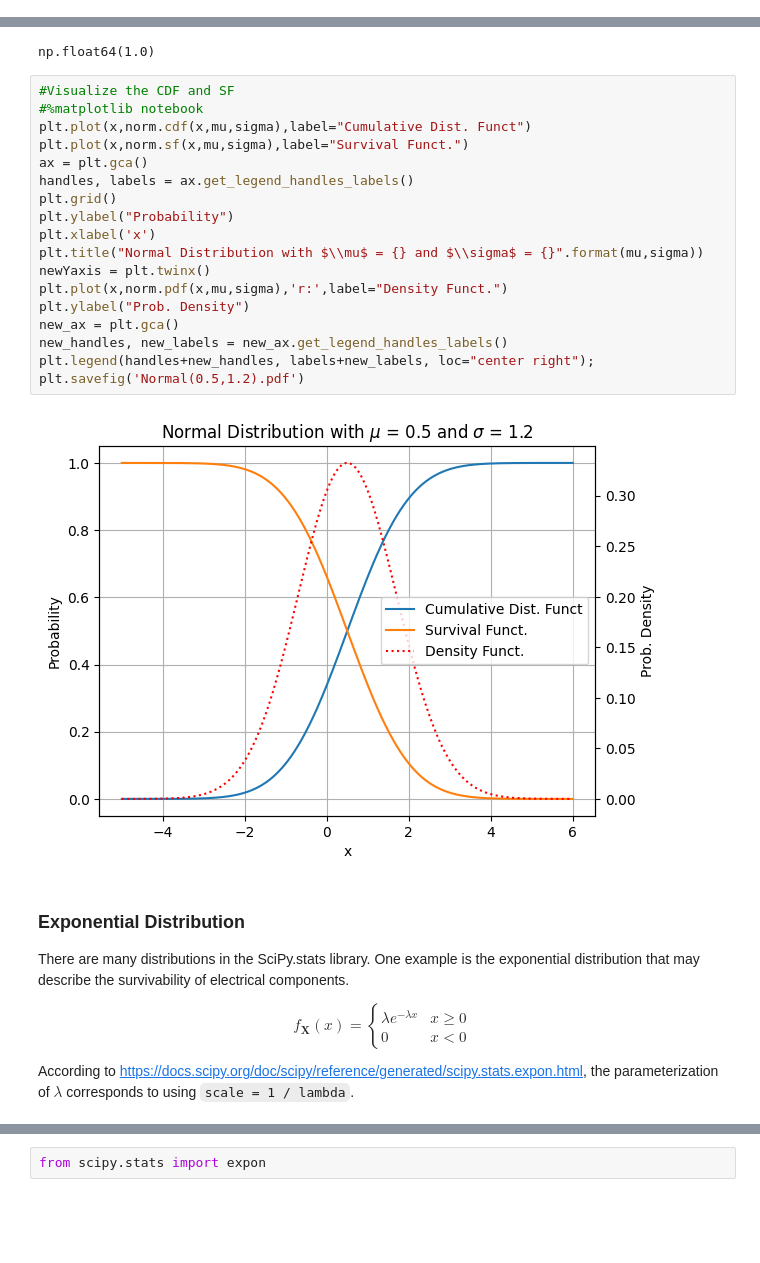
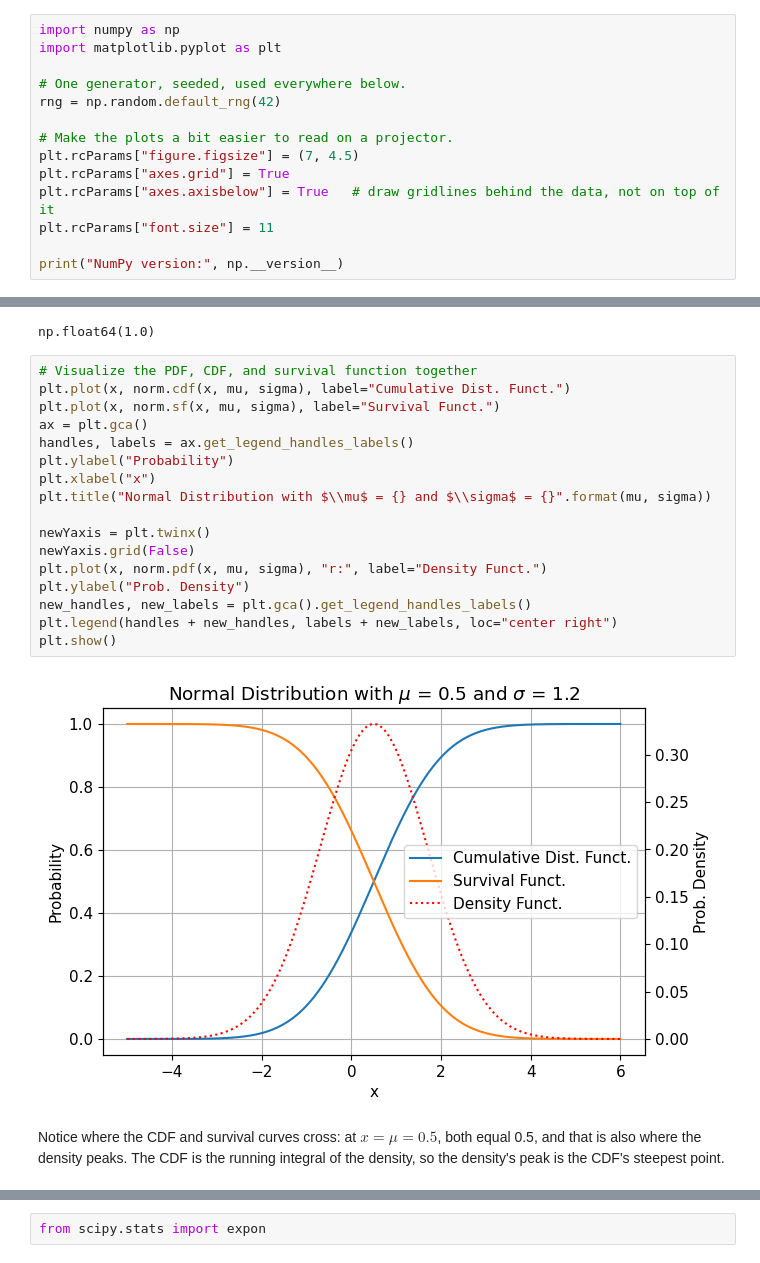
Before and after one commit to Dr-Daily/SystemsEngineering, a Jupyter notebook: Probability Theory Overview.ipynb, the cells around one changed output, grey strips where cells are left out. Cells and saved outputs as stored; diff of their text form; blank space fills up the shorter version.

```diff
--- a/Probability Theory Overview.ipynb
+++ b/Probability Theory Overview.ipynb
@@ -24,0 +218,14 @@ In this notebook, we will explore the following topics:
+# %%
+import numpy as np
+import matplotlib.pyplot as plt
+
+# One generator, seeded, used everywhere below.
+rng = np.random.default_rng(42)
+
+# Make the plots a bit easier to read on a projector.
+plt.rcParams["figure.figsize"] = (7, 4.5)
+plt.rcParams["axes.grid"] = True
+plt.rcParams["axes.axisbelow"] = True   # draw gridlines behind the data, not on top of it
+plt.rcParams["font.size"] = 11
+
+print("NumPy version:", np.__version__)
@@ -746,35 +1376,25 @@ norm.cdf(1.5,mu,sigma) + norm.sf(1.5,mu,sigma)
 # %% [output]
 np.float64(1.0)
 # %%
-#Visualize the CDF and SF
-#%matplotlib notebook
-plt.plot(x,norm.cdf(x,mu,sigma),label="Cumulative Dist. Funct")
-plt.plot(x,norm.sf(x,mu,sigma),label="Survival Funct.")
+# Visualize the PDF, CDF, and survival function together
+plt.plot(x, norm.cdf(x, mu, sigma), label="Cumulative Dist. Funct.")
+plt.plot(x, norm.sf(x, mu, sigma), label="Survival Funct.")
 ax = plt.gca()
 handles, labels = ax.get_legend_handles_labels()
-plt.grid()
 plt.ylabel("Probability")
-plt.xlabel('x')
-plt.title("Normal Distribution with $\\mu$ = {} and $\\sigma$ = {}".format(mu,sigma))
+plt.xlabel("x")
+plt.title("Normal Distribution with $\\mu$ = {} and $\\sigma$ = {}".format(mu, sigma))
+
 newYaxis = plt.twinx()
-plt.plot(x,norm.pdf(x,mu,sigma),'r:',label="Density Funct.")
+newYaxis.grid(False)
+plt.plot(x, norm.pdf(x, mu, sigma), "r:", label="Density Funct.")
 plt.ylabel("Prob. Density")
-new_ax = plt.gca()
-new_handles, new_labels = new_ax.get_legend_handles_labels()
-plt.legend(handles+new_handles, labels+new_labels, loc="center right");
-plt.savefig('Normal(0.5,1.2).pdf')
+new_handles, new_labels = plt.gca().get_legend_handles_labels()
+plt.legend(handles + new_handles, labels + new_labels, loc="center right")
+plt.show()
 # %% [output]
-[figure, old version]
+[figure, new version]
-# %% [markdown]
-### Exponential Distribution
-There are many distributions in the SciPy.stats library. One example is the exponential distribution that may describe the survivability of electrical components.
-
-$$
-f_\mathbf{X}(x) = \left\{
-\begin{array}{l}
-\lambda e^{-\lambda x} & x \ge 0 \\
-0 & x \lt 0
-\end{array} \right.
-$$
-
-According to https://docs.scipy.org/doc/scipy/reference/generated/scipy.stats.expon.html, the parameterization of $\lambda$ corresponds to using `scale = 1 / lambda`.
+# %% [markdown]
+Notice where the CDF and survival curves cross: at $x = \mu = 0.5$, both equal 0.5, and that is
+also where the density peaks. The CDF is the running integral of the density, so the density's
+peak is the CDF's steepest point.
```
Also changed, not shown: parts of 136 cells of this notebook.
